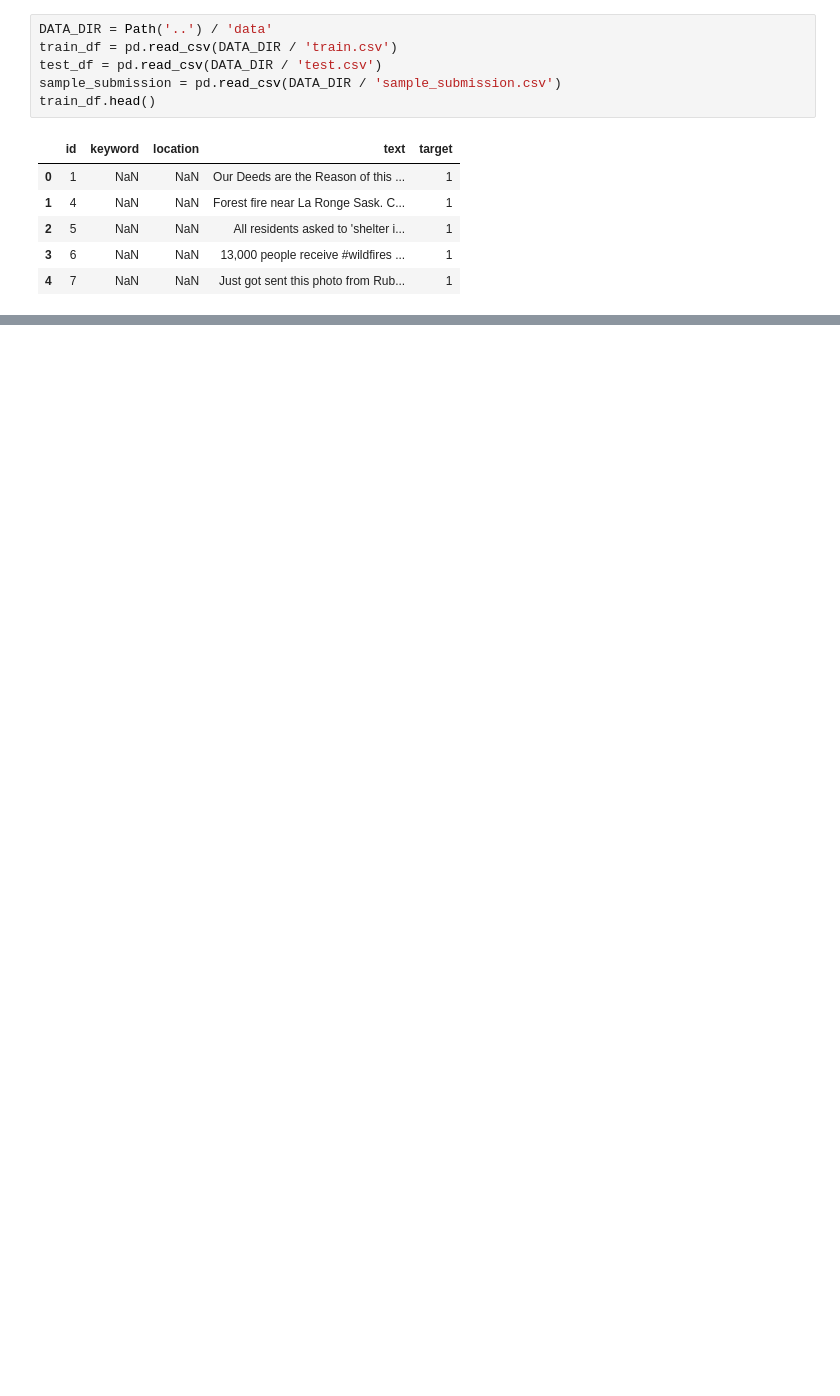
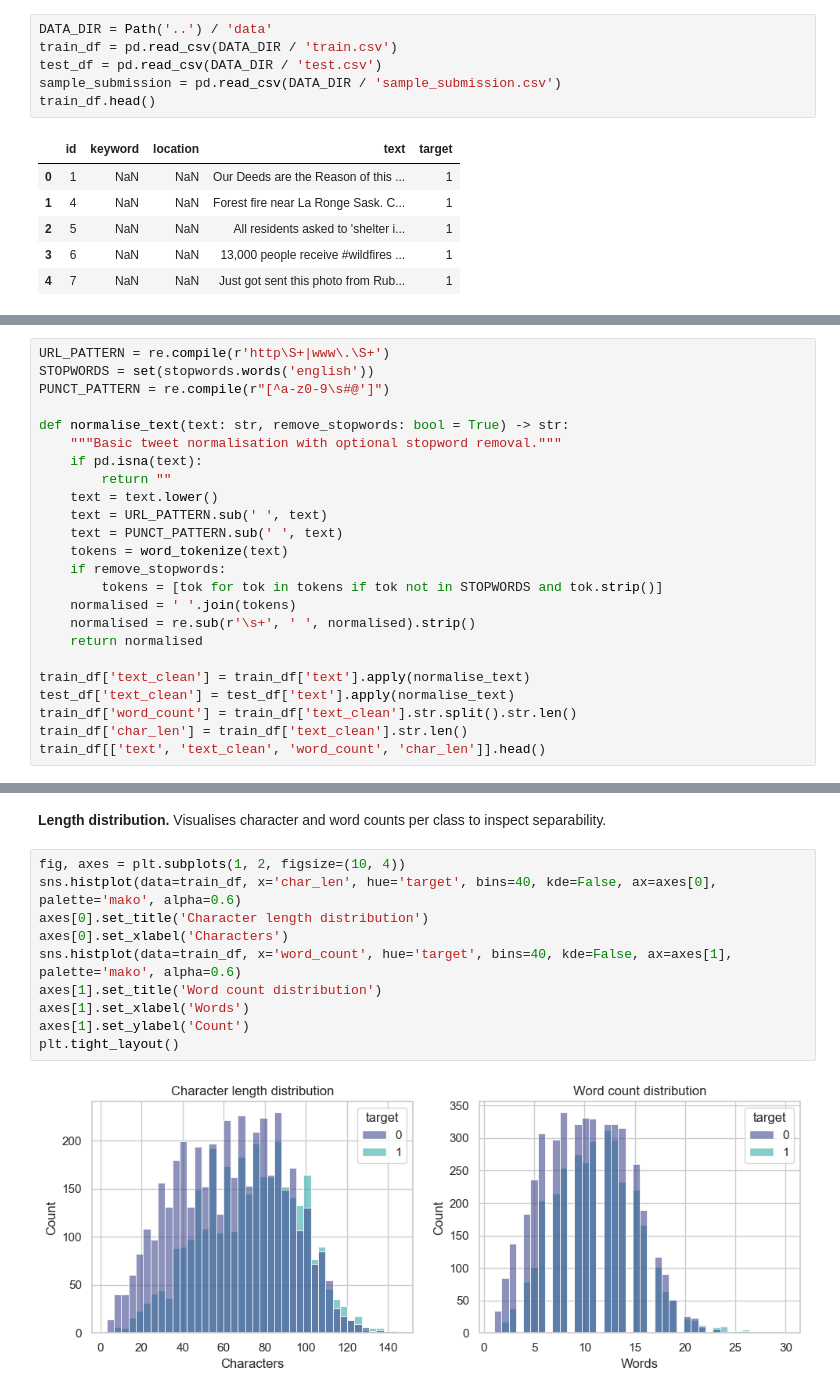
Before and after one commit to gittaqui/WK4_NLP_Disater_Tweets, a Jupyter notebook: notebooks/disaster_tweets_workflow.ipynb, the cells around one changed output, grey strips where cells are left out. Saved outputs shown, nothing was run; the diff lists cells and outputs as text; blank space fills up the shorter version.

```diff
--- a/notebooks/disaster_tweets_workflow.ipynb
+++ b/notebooks/disaster_tweets_workflow.ipynb
@@ -115,0 +170,24 @@ Saved submission to ..\data\submission.csv
+# %%
+URL_PATTERN = re.compile(r'http\S+|www\.\S+')
+STOPWORDS = set(stopwords.words('english'))
+PUNCT_PATTERN = re.compile(r"[^a-z0-9\s#@']")
+
+def normalise_text(text: str, remove_stopwords: bool = True) -> str:
+    """Basic tweet normalisation with optional stopword removal."""
+    if pd.isna(text):
+        return ""
+    text = text.lower()
+    text = URL_PATTERN.sub(' ', text)
+    text = PUNCT_PATTERN.sub(' ', text)
+    tokens = word_tokenize(text)
+    if remove_stopwords:
+        tokens = [tok for tok in tokens if tok not in STOPWORDS and tok.strip()]
+    normalised = ' '.join(tokens)
+    normalised = re.sub(r'\s+', ' ', normalised).strip()
+    return normalised
+
+train_df['text_clean'] = train_df['text'].apply(normalise_text)
+test_df['text_clean'] = test_df['text'].apply(normalise_text)
+train_df['word_count'] = train_df['text_clean'].str.split().str.len()
+train_df['char_len'] = train_df['text_clean'].str.len()
+train_df[['text', 'text_clean', 'word_count', 'char_len']].head()
@@ -115,0 +216,14 @@ Saved submission to ..\data\submission.csv
+# %% [markdown]
+**Length distribution.** Visualises character and word counts per class to inspect separability.
+# %%
+fig, axes = plt.subplots(1, 2, figsize=(10, 4))
+sns.histplot(data=train_df, x='char_len', hue='target', bins=40, kde=False, ax=axes[0], palette='mako', alpha=0.6)
+axes[0].set_title('Character length distribution')
+axes[0].set_xlabel('Characters')
+sns.histplot(data=train_df, x='word_count', hue='target', bins=40, kde=False, ax=axes[1], palette='mako', alpha=0.6)
+axes[1].set_title('Word count distribution')
+axes[1].set_xlabel('Words')
+axes[1].set_ylabel('Count')
+plt.tight_layout()
+# %% [output]
+[figure, added]
```
Also changed, not shown: parts of 60 cells of this notebook, 3 other files.
